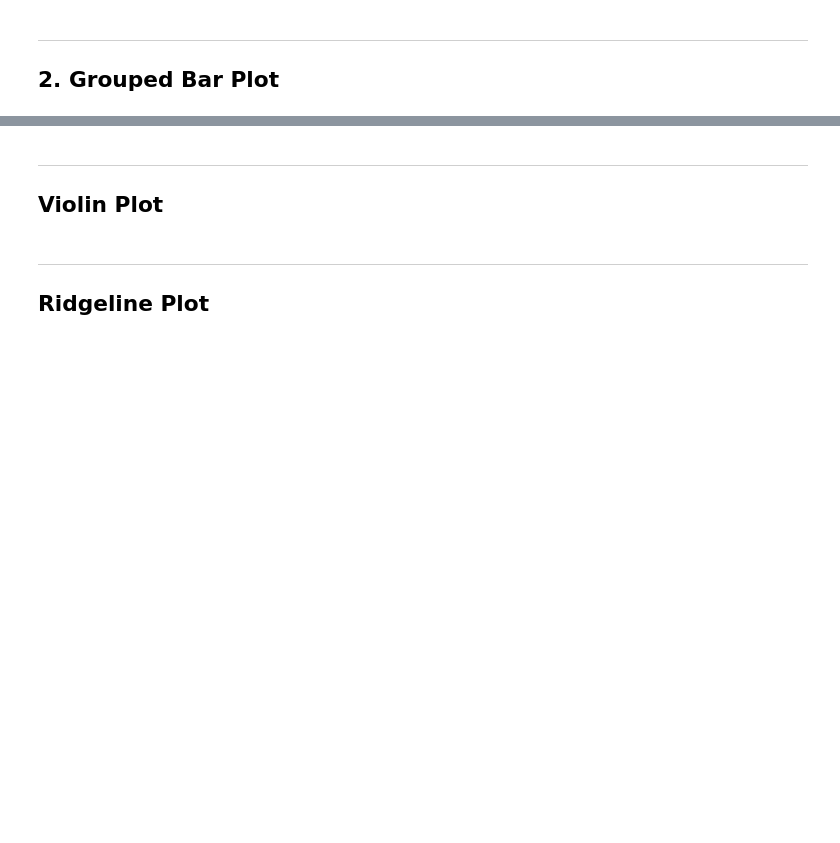
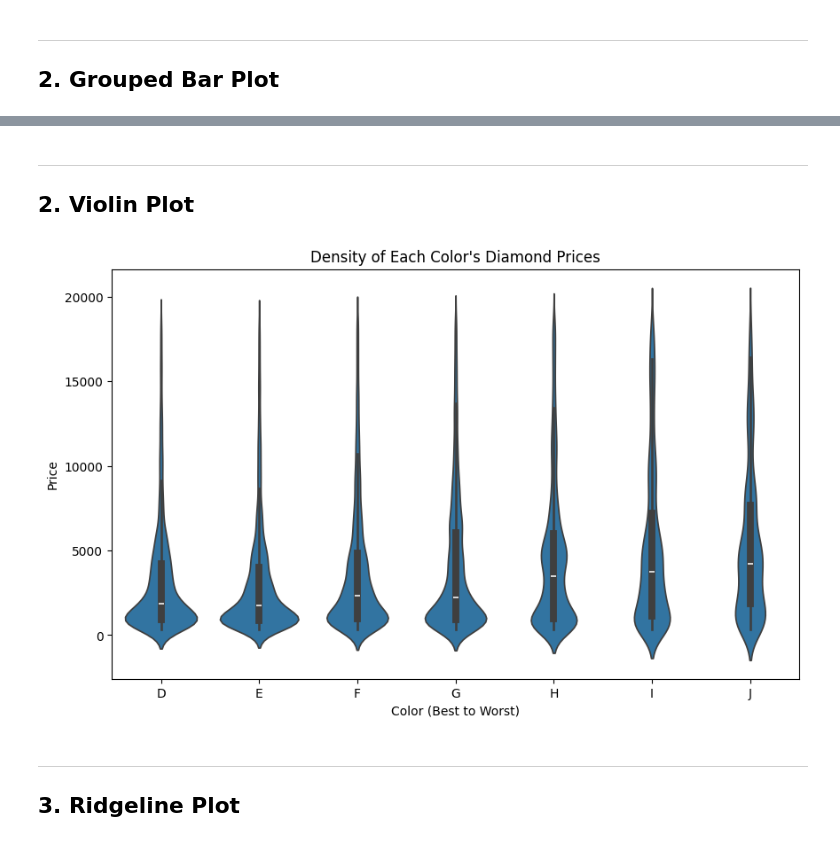
Before and after one commit to Ben-Heinze/CSCI-491-Data-Visualization, a Jupyter notebook: Project1_DataVisualization/Project1_CSCI491.ipynb, the cells around one changed output, grey strips where cells are left out. Saved outputs shown, nothing was run; the diff lists cells and outputs as text; code cells hidden in the pictures; blank space fills up the shorter version.

```diff
--- a/Project1_DataVisualization/Project1_CSCI491.ipynb
+++ b/Project1_DataVisualization/Project1_CSCI491.ipynb
@@ -165,25 +172,25 @@ plt.suptitle('Distribution of Diamond Prices')
 # %% [markdown]
 ---
 
-## Violin Plot
+## 2. Violin Plot
 # %%
-# Question 2 Color (one hot encoded) compared to clarity (kernal estimation)
-
 diamonds = pd.read_csv("diamonds.csv")
 
 # Create violin plot
 plt.figure(figsize=(10,6))
 sns.violinplot(data=diamonds, x='color', y='price', order=sorted(diamonds['color'].unique()))
 
 # Set labels and title
-plt.xlabel('Color')
+plt.xlabel('Color (Best to Worst)')
 plt.ylabel('Price')
-plt.title('Violin Plot of Diamond Prices by Color')
+plt.title("Density of Each Color's Diamond Prices")
 
 # Show the plot
 plt.show()
+# %% [output]
+[figure, added]
 # %% [markdown]
 ---
 
-## Ridgeline Plot
+## 3. Ridgeline Plot
 # %%
```
Also changed, not shown: parts of 17 cells of this notebook.
